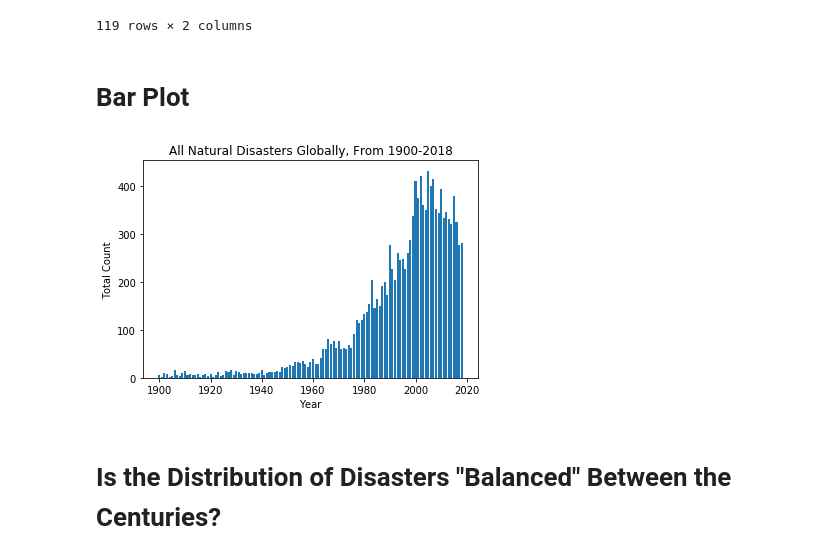
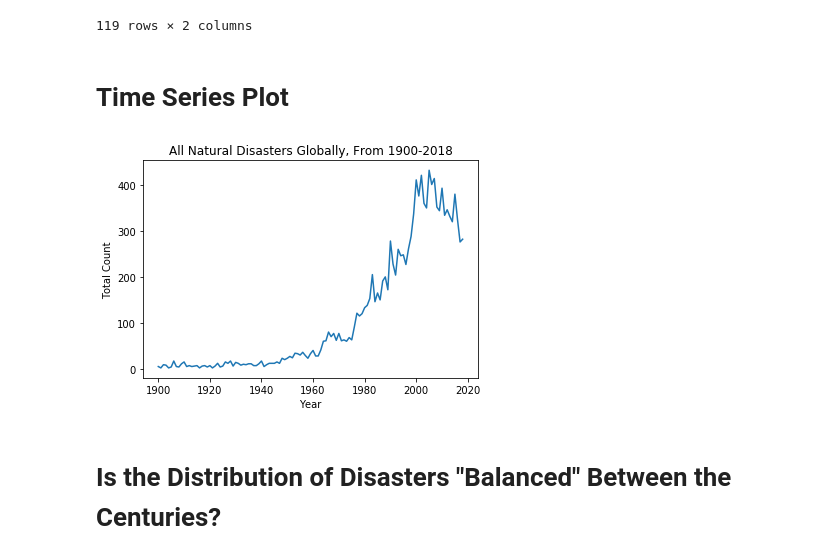
Before and after one commit to UPstartDeveloper/climate-change-analysis, a Jupyter notebook: analysis.ipynb, the cells around one changed output. Saved outputs shown, nothing was run; the diff lists cells and outputs as text; code cells hidden in the pictures.

Commit message:
Replace bar plot with time series.

```diff
--- a/analysis.ipynb
+++ b/analysis.ipynb
@@ -270,15 +270,15 @@ y_c_data
 | 118 | 2018 | 282 |
 119 rows × 2 columns
 # %% [markdown]
-# Bar Plot
+# Time Series Plot
 # %%
-plt.bar(y_c_data['years'], y_c_data['counts'])
+plt.plot(y_c_data['years'], y_c_data['counts'])
 plt.title('All Natural Disasters Globally, From 1900-2018')
 plt.ylabel('Total Count')
 plt.xlabel('Year')
 plt.show()
 # %% [output]
-[figure, old version]
+[figure, new version]
 # %% [markdown]
 # Is the Distribution of Disasters "Balanced" Between the Centuries?
 # %% [markdown]
```
Also changed, not shown: parts of 1 cell of this notebook, 1 other file.
